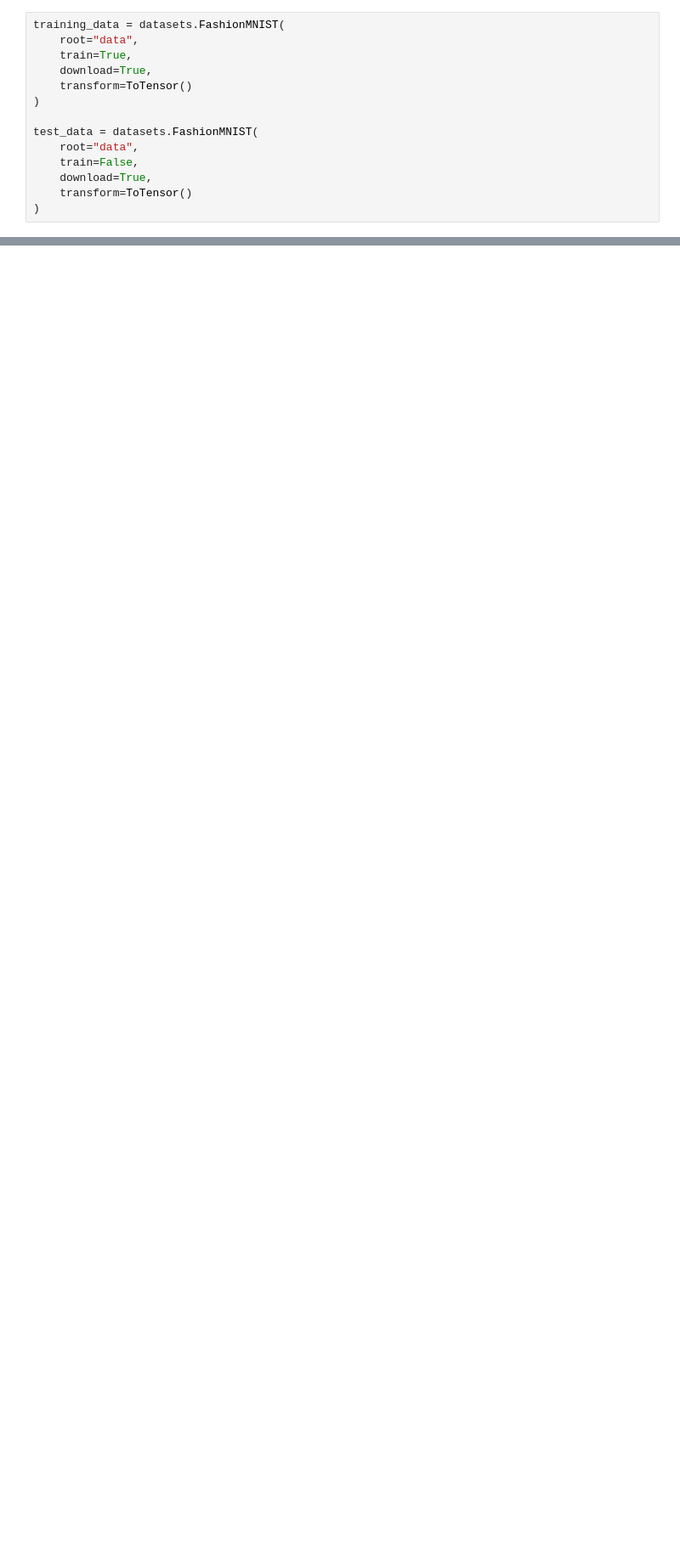
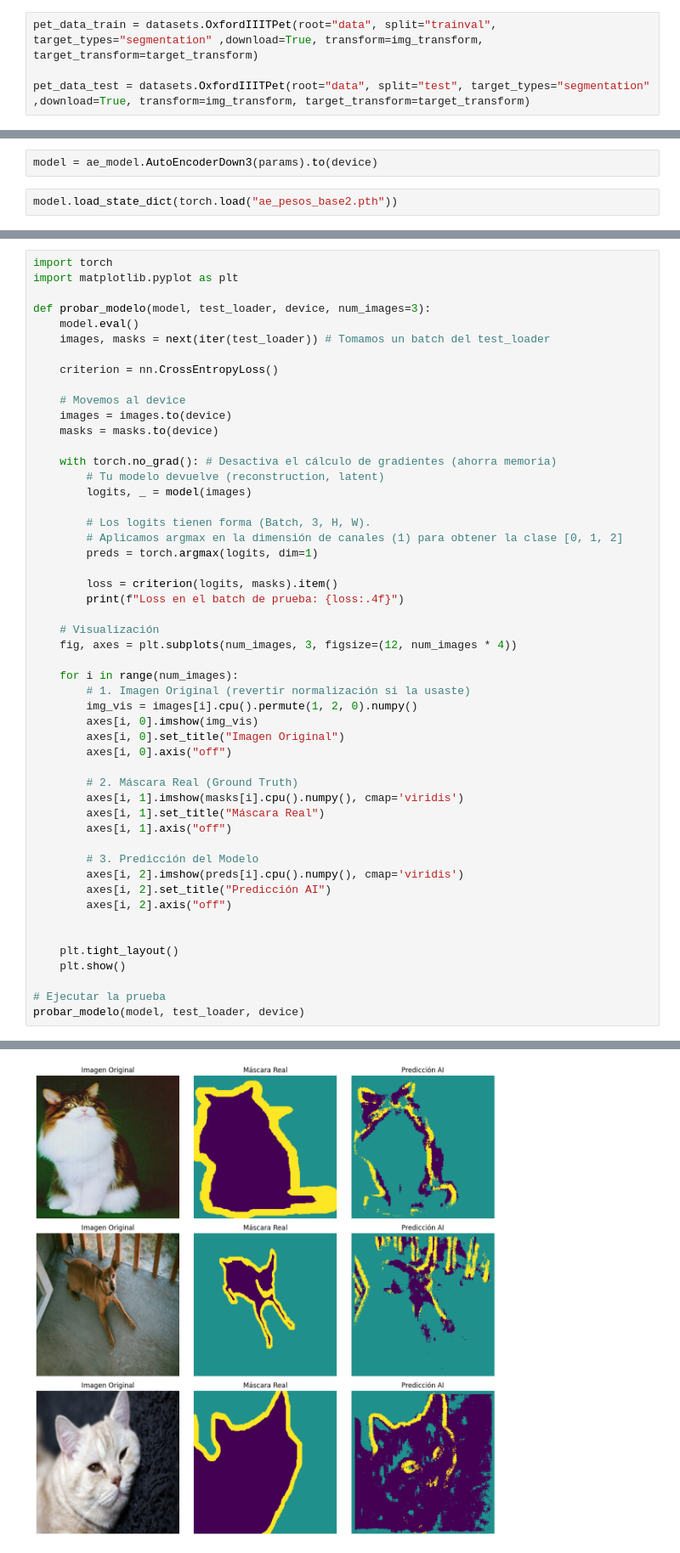
Before and after one commit to FernanSali/Meta-NCA-latente-para-segmentacion-imagenes, a Jupyter notebook: dataprocessing.ipynb, the cells around one changed output, grey strips where cells are left out. Shown at 85% size. Drawn from its saved outputs; the diff is of its cells as text; blank space fills up the shorter version.

```diff
--- a/dataprocessing.ipynb
+++ b/dataprocessing.ipynb
@@ -11,14 +45,4 @@ VOCdata_train = datasets.VOCSegmentation(root="data", year="2012", image_set="tr
 # %%
-training_data = datasets.FashionMNIST(
-    root="data",
-    train=True,
-    download=True,
-    transform=ToTensor()
-)
+pet_data_train = datasets.OxfordIIITPet(root="data", split="trainval", target_types="segmentation" ,download=True, transform=img_transform, target_transform=target_transform)
 
-test_data = datasets.FashionMNIST(
-    root="data",
-    train=False,
-    download=True,
-    transform=ToTensor()
-)
+pet_data_test = datasets.OxfordIIITPet(root="data", split="test", target_types="segmentation" ,download=True, transform=img_transform, target_transform=target_transform)
@@ -55,0 +103,4 @@ len(training_data)
+# %%
+model = ae_model.AutoEncoderDown3(params).to(device)
+# %%
+model.load_state_dict(torch.load("ae_pesos_base2.pth"))
@@ -55,0 +144,52 @@ len(training_data)
+# %%
+import torch
+import matplotlib.pyplot as plt
+
+def probar_modelo(model, test_loader, device, num_images=3):
+    model.eval()
+    images, masks = next(iter(test_loader)) # Tomamos un batch del test_loader
+
+    criterion = nn.CrossEntropyLoss()
+
+    # Movemos al device
+    images = images.to(device)
+    masks = masks.to(device)
+
+    with torch.no_grad(): # Desactiva el cálculo de gradientes (ahorra memoria)
+        # Tu modelo devuelve (reconstruction, latent)
+        logits, _ = model(images)
+
+        # Los logits tienen forma (Batch, 3, H, W).
+        # Aplicamos argmax en la dimensión de canales (1) para obtener la clase [0, 1, 2]
+        preds = torch.argmax(logits, dim=1)
+
+        loss = criterion(logits, masks).item()
+        print(f"Loss en el batch de prueba: {loss:.4f}")
+
+    # Visualización
+    fig, axes = plt.subplots(num_images, 3, figsize=(12, num_images * 4))
+
+    for i in range(num_images):
+        # 1. Imagen Original (revertir normalización si la usaste)
+        img_vis = images[i].cpu().permute(1, 2, 0).numpy()
+        axes[i, 0].imshow(img_vis)
+        axes[i, 0].set_title("Imagen Original")
+        axes[i, 0].axis("off")
+
+        # 2. Máscara Real (Ground Truth)
+        axes[i, 1].imshow(masks[i].cpu().numpy(), cmap='viridis')
+        axes[i, 1].set_title("Máscara Real")
+        axes[i, 1].axis("off")
+
+        # 3. Predicción del Modelo
+        axes[i, 2].imshow(preds[i].cpu().numpy(), cmap='viridis')
+        axes[i, 2].set_title("Predicción AI")
+        axes[i, 2].axis("off")
+
+
+    plt.tight_layout()
+    plt.show()
+
+# Ejecutar la prueba
+probar_modelo(model, test_loader, device)
+# %% [output]
@@ -55,0 +197 @@ len(training_data)
+[figure, added]
```
Also changed, not shown: parts of 26 cells of this notebook.
